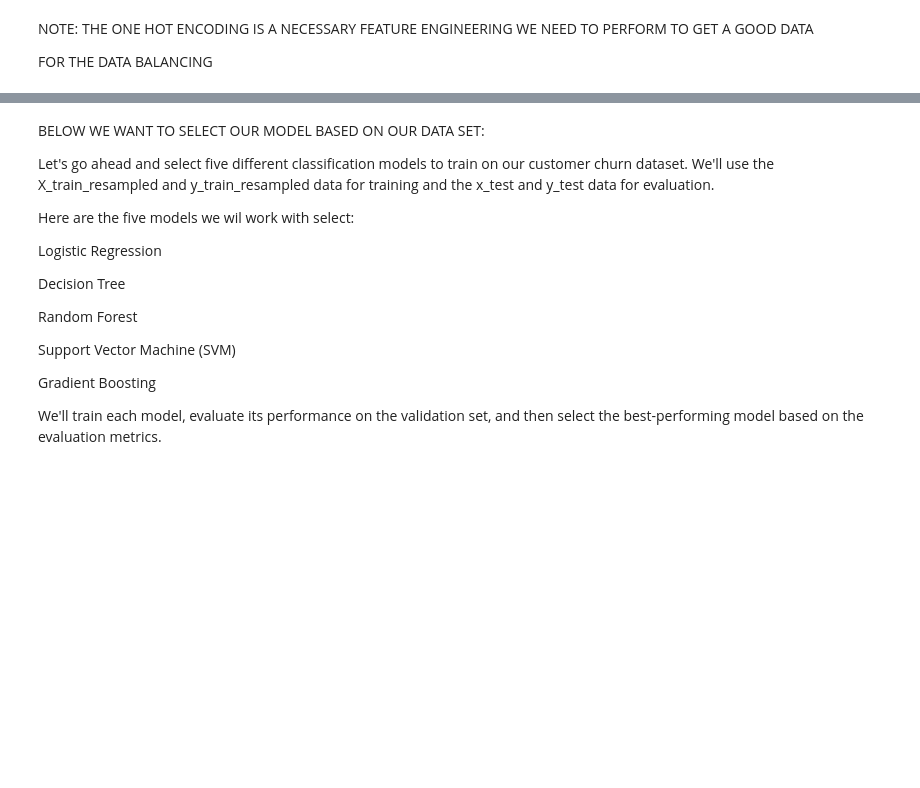
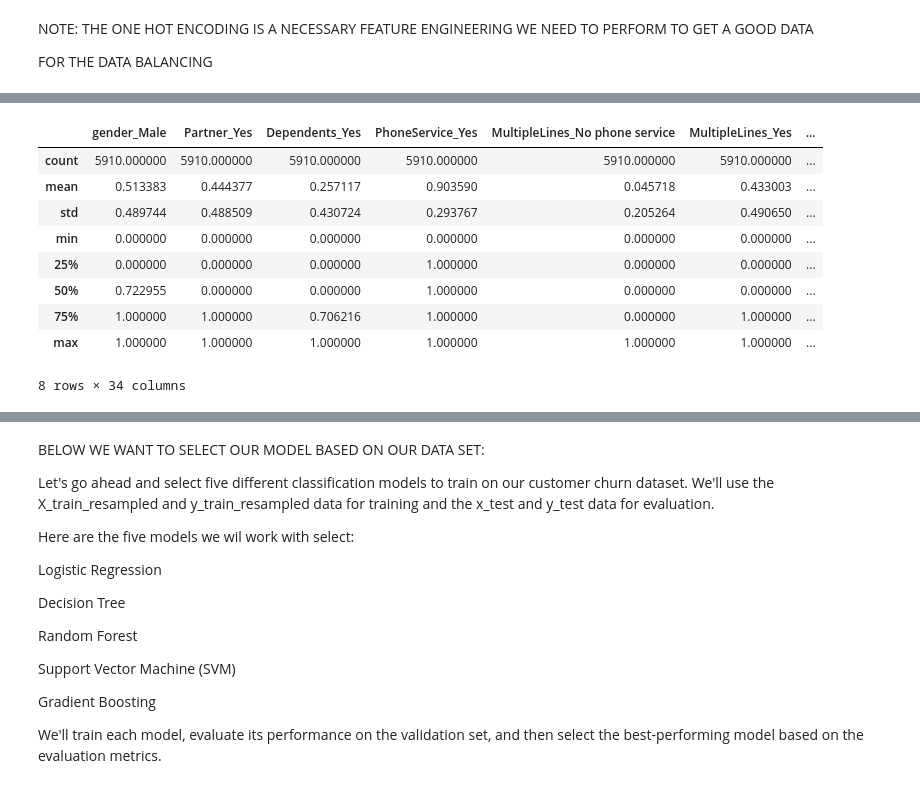
Before and after one commit to DzeBakuEso/AZUBI_CSM_LP2_CLASSISFICATION_MODEL, a Jupyter notebook: src/notebook/customer_churn_analysis.ipynb, the cells around one changed output, grey strips where cells are left out. Saved outputs shown, nothing was run; the diff lists cells and outputs as text; code cells hidden in the pictures; blank space fills up the shorter version.

```diff
--- a/src/notebook/customer_churn_analysis.ipynb
+++ b/src/notebook/customer_churn_analysis.ipynb
@@ -1177,0 +1200,4 @@ Length: 5025, dtype: int64
+# %%
+# due to some integers still in the x_train, we need to do some convertion
+# Convert feature names to strings
+df.columns = df.columns.astype(str)
@@ -1220,0 +1240,11 @@ BELOW WE WANT TO VIEW OUR NEW DATA SETS
+# %%
+# Remove target column from df before alignment
+df_features = df.drop('Churn', axis=1)
+
+# Align columns
+df_features, df_test = df_features.align(df_test, join='outer', axis=1)
+
+# Add the target column back to df after alignment
+df_features['Churn'] = df['Churn']
+
+# Now df_features and df_test have aligned columns, including the target column "Churn"
@@ -1268,12 +1377,0 @@ By performing Standardization, we ensure that the numerical features have a mean
-# %%
-# creating a StandardScaler object
-scaler = StandardScaler()
-
-# below is defining the columns containing the numerical features to be scaled
-numerical_cols = ['SeniorCitizen', 'MonthlyCharges', 'TotalCharges']
-
-# now let's fit and transform the numerical features in the  training data set
-x_train[numerical_cols] = scaler.fit_transform(x_train[numerical_cols])
-
-# now let's fit and transform the numerical features in the test data set
-x_test[numerical_cols] = scaler.fit_transform(x_test[numerical_cols])
@@ -1286,16 +1377,0 @@ By performing Min-Max Scaling, we bring all the numerical features within the ra
-# %%
-'''
-
-# Creating a MinMaxScaler object
-scaler_mM = MinMaxScaler()
-
-# below is defining the columns containing the numerical features to be scaled
-numerical_cols = ['SeniorCitizen', 'MonthlyCharges', 'TotalCharges']
-
-# now let's fit and transform the numerical features in the  training data set
-x_train[numerical_cols] = scaler_mM.transform(x_train[numerical_cols])
-
-# now let's fit and transform the numerical features in the test data set
-x_test[numerical_cols] = scaler_mM.transform(x_test[numerical_cols])
-
-'''
@@ -1303,0 +1398,13 @@ x_test[numerical_cols] = scaler_mM.transform(x_test[numerical_cols])
+# %%
+x_train.describe()
+# %% [output]
+|  | gender_Male | Partner_Yes | Dependents_Yes | PhoneService_Yes | MultipleLines_No phone service | MultipleLines_Yes | ... |
+| count | 5910.000000 | 5910.000000 | 5910.000000 | 5910.000000 | 5910.000000 | 5910.000000 | ... |
+| mean | 0.513383 | 0.444377 | 0.257117 | 0.903590 | 0.045718 | 0.433003 | ... |
+| std | 0.489744 | 0.488509 | 0.430724 | 0.293767 | 0.205264 | 0.490650 | ... |
+| min | 0.000000 | 0.000000 | 0.000000 | 0.000000 | 0.000000 | 0.000000 | ... |
+| 25% | 0.000000 | 0.000000 | 0.000000 | 1.000000 | 0.000000 | 0.000000 | ... |
+| 50% | 0.722955 | 0.000000 | 0.000000 | 1.000000 | 0.000000 | 0.000000 | ... |
+| 75% | 1.000000 | 1.000000 | 0.706216 | 1.000000 | 0.000000 | 1.000000 | ... |
+| max | 1.000000 | 1.000000 | 1.000000 | 1.000000 | 1.000000 | 1.000000 | ... |
+8 rows × 34 columns
```
Also changed, not shown: parts of 53 cells of this notebook, 4 other files.
